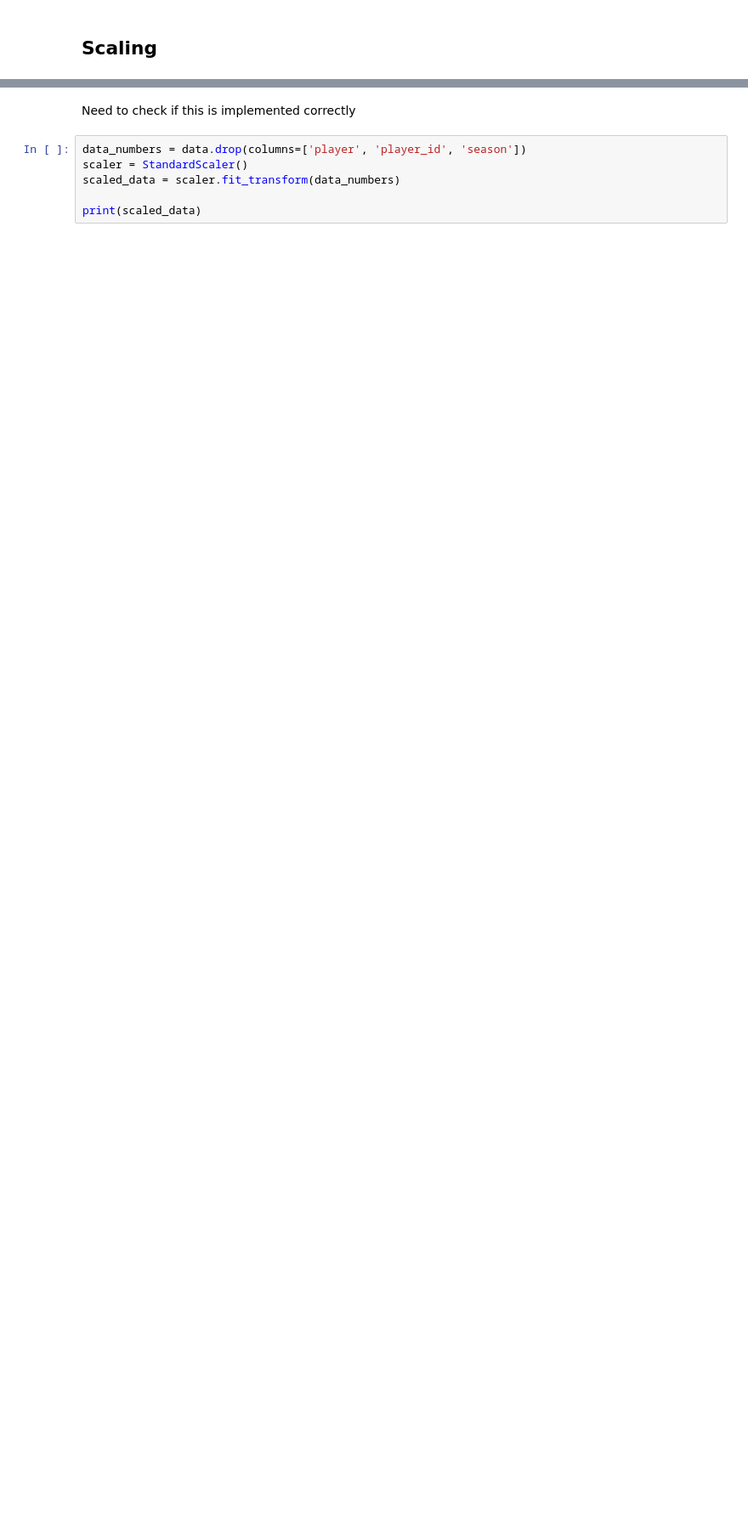
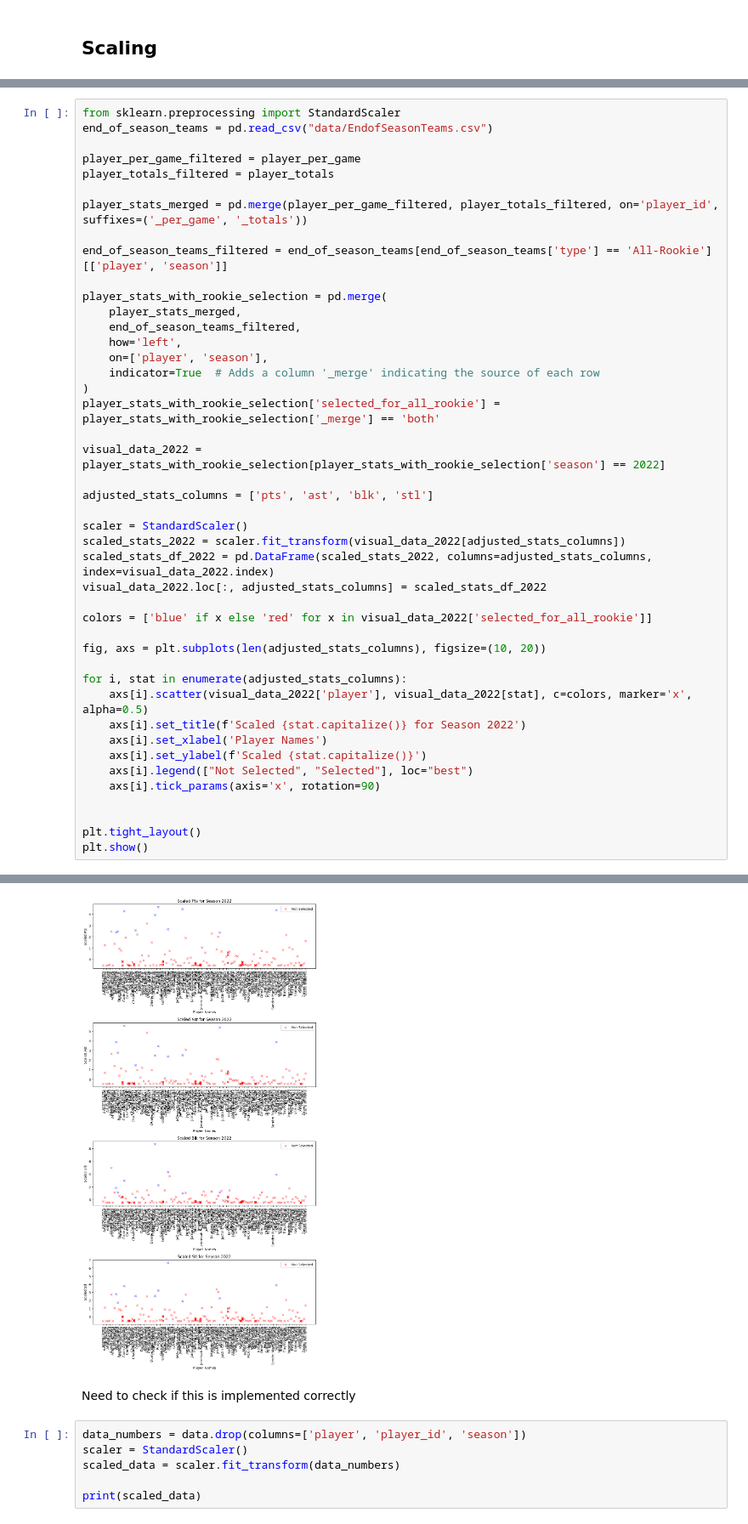
Before and after one commit to Matthew4335/MLProject, a Jupyter notebook: ProjectCode/projectcode.ipynb, the cells around one changed output, grey strips where cells are left out. Shown at 85% size. Cells and saved outputs as stored; diff of their text form; blank space fills up the shorter version.

Commit message:
Added StandardScalar preprocessing for each individual stat for rookies in 2022

```diff
--- a/ProjectCode/projectcode.ipynb
+++ b/ProjectCode/projectcode.ipynb
@@ -157,0 +156,45 @@ from sklearn.preprocessing import StandardScaler
+# %%
+from sklearn.preprocessing import StandardScaler
+end_of_season_teams = pd.read_csv("data/EndofSeasonTeams.csv")
+
+player_per_game_filtered = player_per_game
+player_totals_filtered = player_totals
+
+player_stats_merged = pd.merge(player_per_game_filtered, player_totals_filtered, on='player_id', suffixes=('_per_game', '_totals'))
+
+end_of_season_teams_filtered = end_of_season_teams[end_of_season_teams['type'] == 'All-Rookie'][['player', 'season']]
+
+player_stats_with_rookie_selection = pd.merge(
+    player_stats_merged,
+    end_of_season_teams_filtered,
+    how='left',
+    on=['player', 'season'],
+    indicator=True  # Adds a column '_merge' indicating the source of each row
+)
+player_stats_with_rookie_selection['selected_for_all_rookie'] = player_stats_with_rookie_selection['_merge'] == 'both'
+
+visual_data_2022 = player_stats_with_rookie_selection[player_stats_with_rookie_selection['season'] == 2022]
+
+adjusted_stats_columns = ['pts', 'ast', 'blk', 'stl']
+
+scaler = StandardScaler()
+scaled_stats_2022 = scaler.fit_transform(visual_data_2022[adjusted_stats_columns])
+scaled_stats_df_2022 = pd.DataFrame(scaled_stats_2022, columns=adjusted_stats_columns, index=visual_data_2022.index)
+visual_data_2022.loc[:, adjusted_stats_columns] = scaled_stats_df_2022
+
+colors = ['blue' if x else 'red' for x in visual_data_2022['selected_for_all_rookie']]
+
+fig, axs = plt.subplots(len(adjusted_stats_columns), figsize=(10, 20))
+
+for i, stat in enumerate(adjusted_stats_columns):
+    axs[i].scatter(visual_data_2022['player'], visual_data_2022[stat], c=colors, marker='x', alpha=0.5)
+    axs[i].set_title(f'Scaled {stat.capitalize()} for Season 2022')
+    axs[i].set_xlabel('Player Names')
+    axs[i].set_ylabel(f'Scaled {stat.capitalize()}')
+    axs[i].legend(["Not Selected", "Selected"], loc="best")
+    axs[i].tick_params(axis='x', rotation=90)
+
+
+plt.tight_layout()
+plt.show()
+# %% [output]
@@ -158,3 +206,4 @@ from sklearn.preprocessing import StandardScaler
+[figure, added]
 # %% [markdown]
 Need to check if this is implemented correctly
 # %%
```
Also changed, not shown: parts of 2 cells of this notebook.
